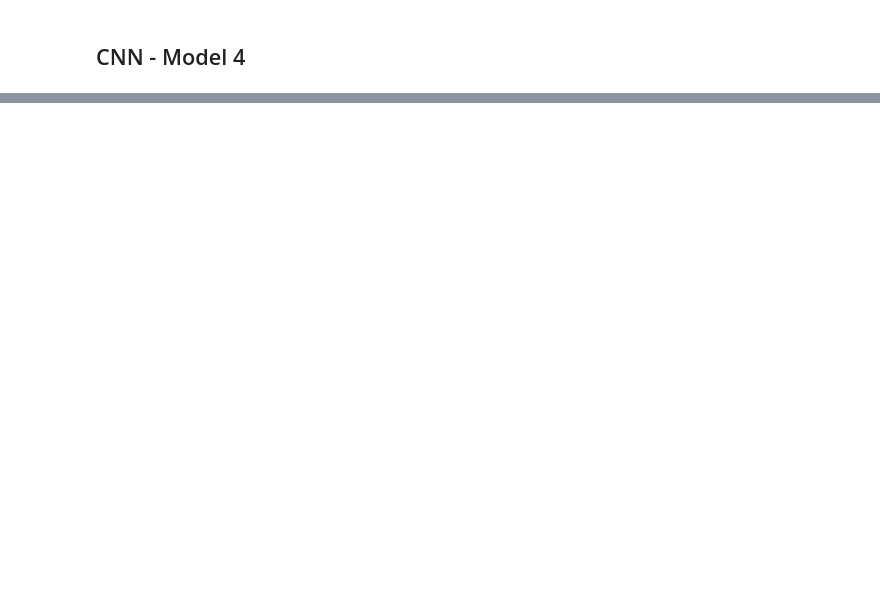
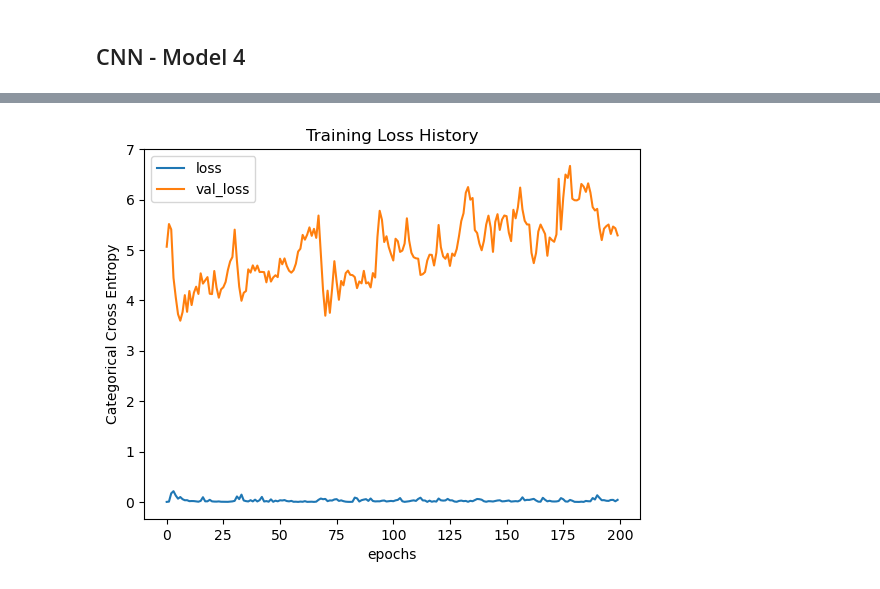
Before and after one commit to Kellyajara/Music_Classification, a Jupyter notebook: Models.ipynb, the cells around one changed output, grey strips where cells are left out. Saved outputs shown, nothing was run; the diff lists cells and outputs as text; code cells hidden in the pictures; blank space fills up the shorter version.

Commit message:
added knn and cnn models

```diff
--- a/Models.ipynb
+++ b/Models.ipynb
@@ -471,19 +439,20 @@ def plotval(history):
+# %%
+X_tr_sc = scaler.fit_transform(np.array(X_train, dtype = float))
+X_ts_sc = scaler.transform(np.array(X_test, dtype = float))
+X_v_sc = scaler.transform(np.array(X_val, dtype = float))
 # %%
-models = k.models.Sequential([
-    k.layers.Dense(512, activation = 'relu', input_shape = input_shape),
-    k.layers.Dropout(0.2),
+model = Sequential()
 
-    k.layers.Dense(256, activation = 'relu'),
-    k.layers.Dropout(0.2),
+model.add(layers.Dense(512, activation = 'relu', input_shape = (X_tr_sc.shape[1],)))
+model.add(layers.Dropout(0.2))
 
-    k.layers.Dense(128, activation = 'relu'),
-    k.layers.Dropout(0.2),
+model.add(layers.Dense(256, activation = 'relu'))
+model.add(layers.Dropout(0.2))
 
-    k.layers.Dense(64, activation = 'relu'),
-    k.layers.Dropout(0.2),
+model.add(layers.Dense(128, activation = 'relu'))
+model.add(layers.Dropout(0.2))
 
-    k.layers.Dense(64, activation = 'relu')
-])
+model.add(layers.Dense(64, activation = 'relu'))
+model.add(layers.Dropout(0.2))
 
-print(model.summary())
-model_history = train_model(models = models, epochs = 600, optimizer = 'optimizer')
+model.add(layers.Dense(10, activation = 'softmax'))
@@ -491,0 +479,8 @@ AttributeError: 'numpy.int64' object has no attribute 'models'
+# %%
+model.compile(optimizer = 'Adam',
+             loss = 'categorical_crossentropy',
+             metrics = ['accuracy'])
+# %%
+cnn = model.fit(X_tr_sc, y_train,
+                epochs = 200, batch_size = 10,
+               validation_data = (X_v_sc, y_val))
@@ -491,0 +505,11 @@ AttributeError: 'numpy.int64' object has no attribute 'models'
+# %%
+cnn_history = pd.DataFrame(cnn.history)
+cnn_history.index.name = 'epochs'
+
+col_list = ['loss', 'val_loss']
+cnn_history[col_list].plot()
+plt.ylabel('Categorical Cross Entropy')
+plt.title('Training Loss History')
+plt.show()
+# %% [output]
+[figure, added]
```
Also changed, not shown: parts of 32 cells of this notebook.
